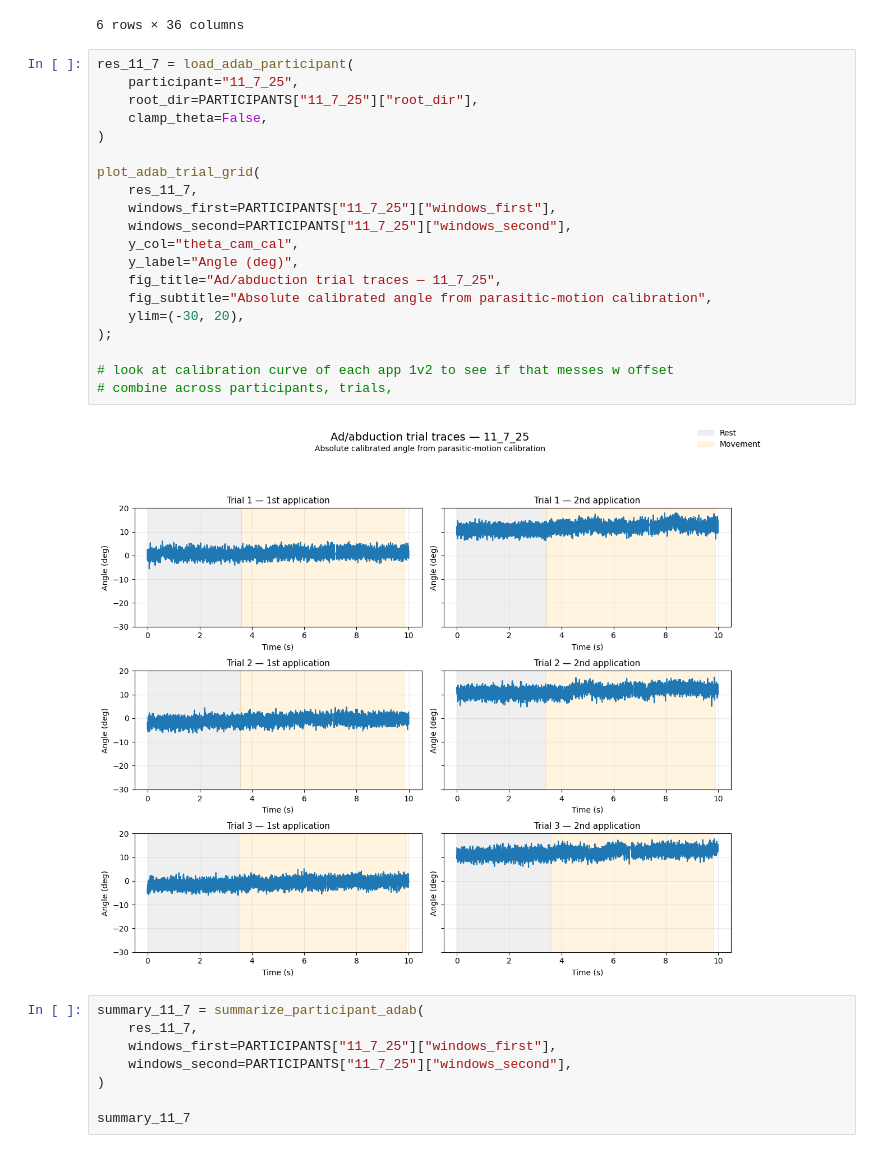
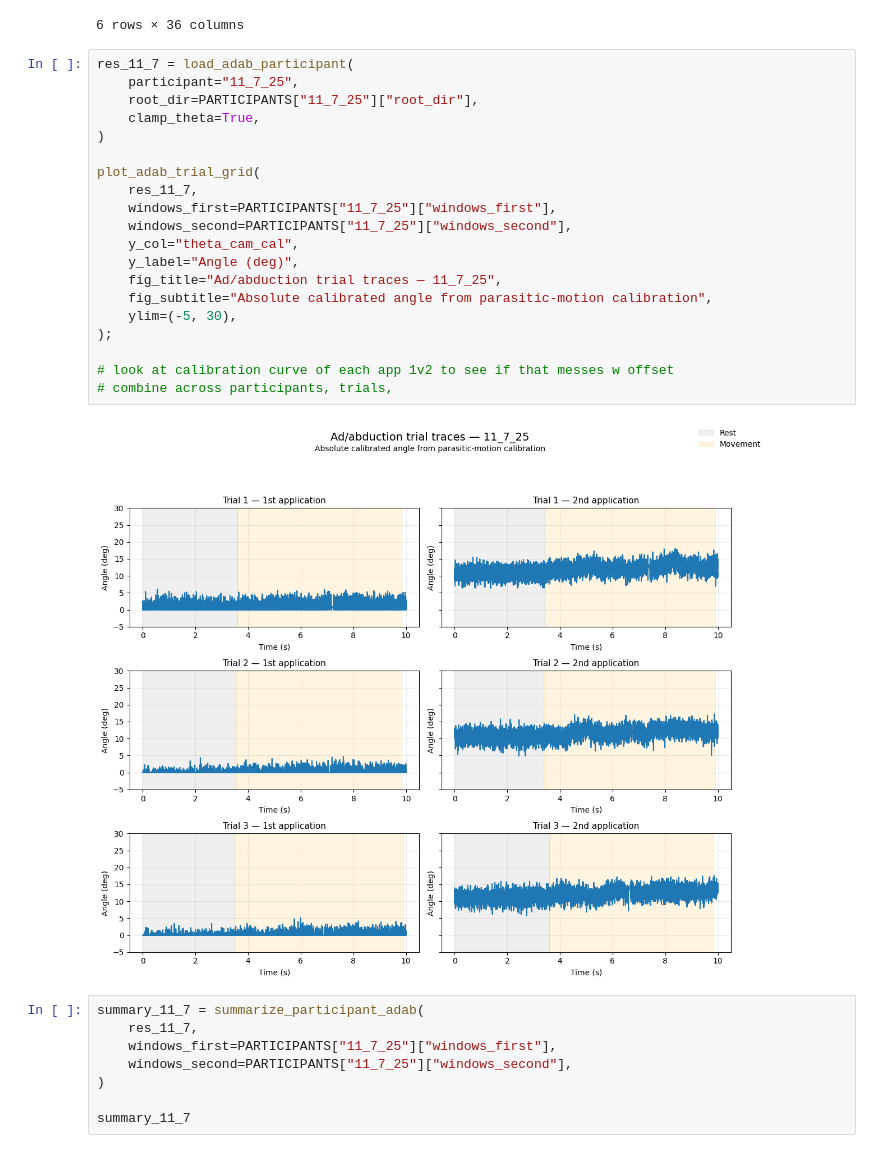
Before and after one commit to neuralengatberkeley/Strain-Sensor-, a Jupyter notebook: Code/analysis/camera_sensor_imu_analysis/ad_abduction_plotting.ipynb, the cells around one changed output. Drawn from its saved outputs; the diff is of its cells as text.

```diff
--- a/Code/analysis/camera_sensor_imu_analysis/ad_abduction_plotting.ipynb
+++ b/Code/analysis/camera_sensor_imu_analysis/ad_abduction_plotting.ipynb
@@ -167,25 +600,25 @@ summary_11_4
 # %%
 res_11_7 = load_adab_participant(
     participant="11_7_25",
     root_dir=PARTICIPANTS["11_7_25"]["root_dir"],
-    clamp_theta=False,
+    clamp_theta=True,
 )
 
 plot_adab_trial_grid(
     res_11_7,
     windows_first=PARTICIPANTS["11_7_25"]["windows_first"],
     windows_second=PARTICIPANTS["11_7_25"]["windows_second"],
     y_col="theta_cam_cal",
     y_label="Angle (deg)",
     fig_title="Ad/abduction trial traces — 11_7_25",
     fig_subtitle="Absolute calibrated angle from parasitic-motion calibration",
-    ylim=(-30, 20),
+    ylim=(-5, 30),
 );
 
 # look at calibration curve of each app 1v2 to see if that messes w offset
 # combine across participants, trials,
 # %% [output]
-[figure, old version]
+[figure, new version]
 # %%
 summary_11_7 = summarize_participant_adab(
     res_11_7,
```
Also changed, not shown: parts of 14 cells of this notebook, 12 other files.
